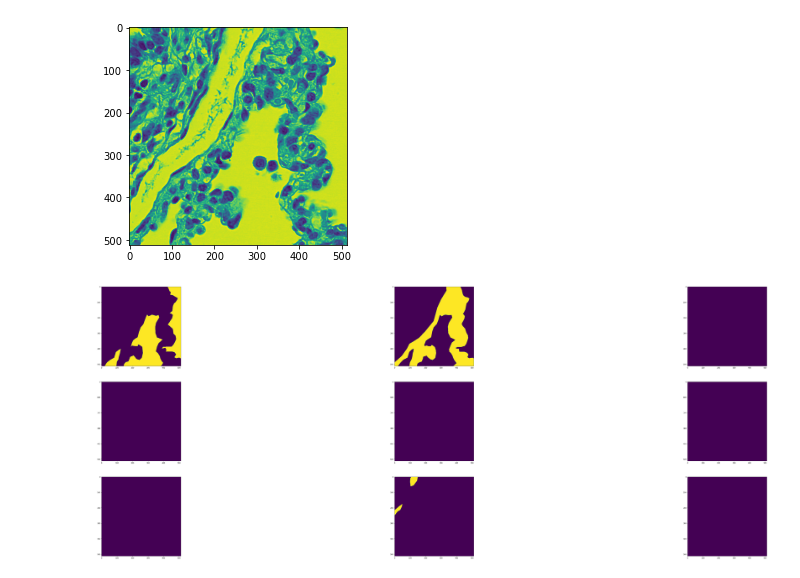
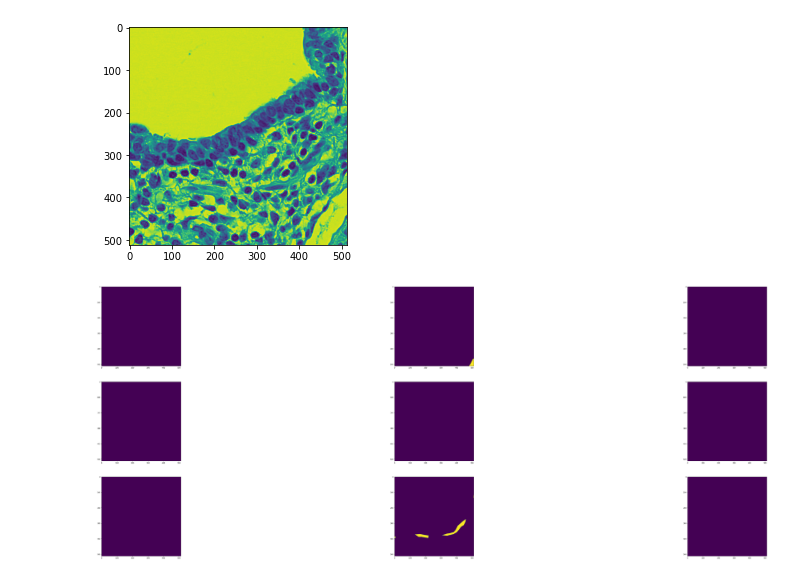
Before and after one commit to sriram98v/histology_segmentation, a Jupyter notebook: Model_eval.ipynb, the cells around one changed output. Cells and saved outputs as stored; diff of their text form; code cells hidden in the pictures.

```diff
--- a/Model_eval.ipynb
+++ b/Model_eval.ipynb
@@ -43,12 +33,12 @@ FCN(
 # %%
-n = 200
+n = 3000
 im1 = dataset[n]['image']
 masks = dataset[n]['mask']
 plt.imshow(im1[0])
 fig, axs = plt.subplots(3, 3, figsize=(90,30))
 for i in range(masks.shape[0]):
     axs[int(i/3), int(i%3)].imshow(masks[i])
 # %% [output]
-[figure, old version]
+[figure, new version]
-[figure, old version]
+[figure, new version]
 # %%
```
Also changed, not shown: parts of 7 cells of this notebook, 6 other files.
